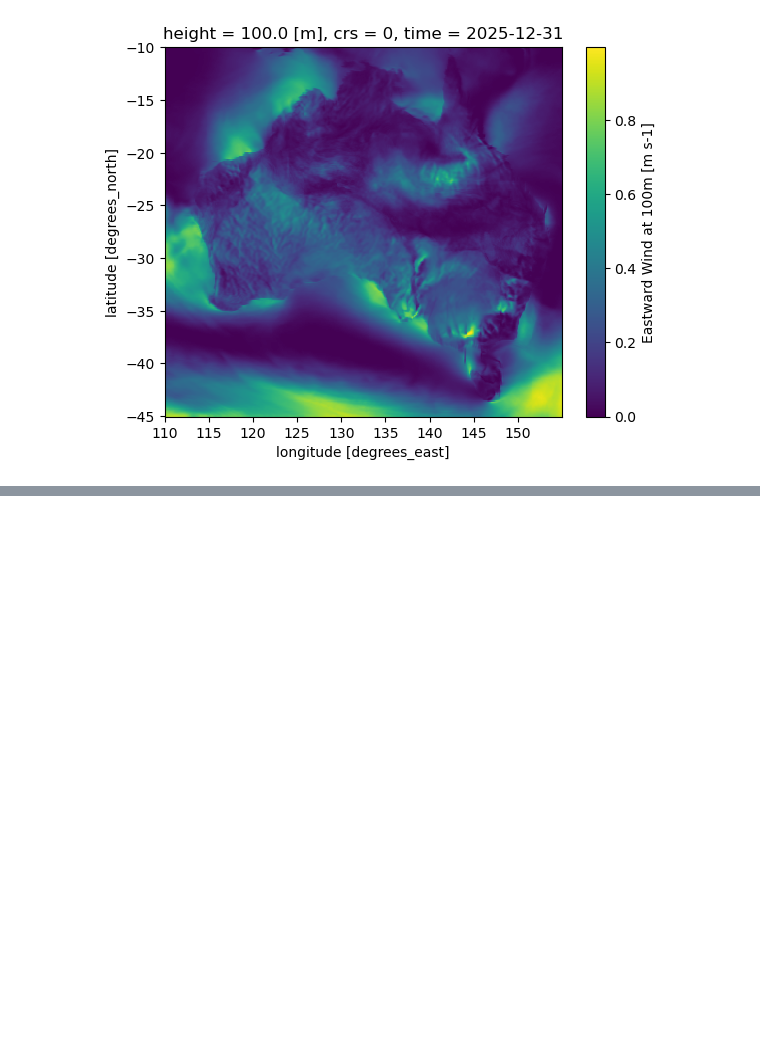
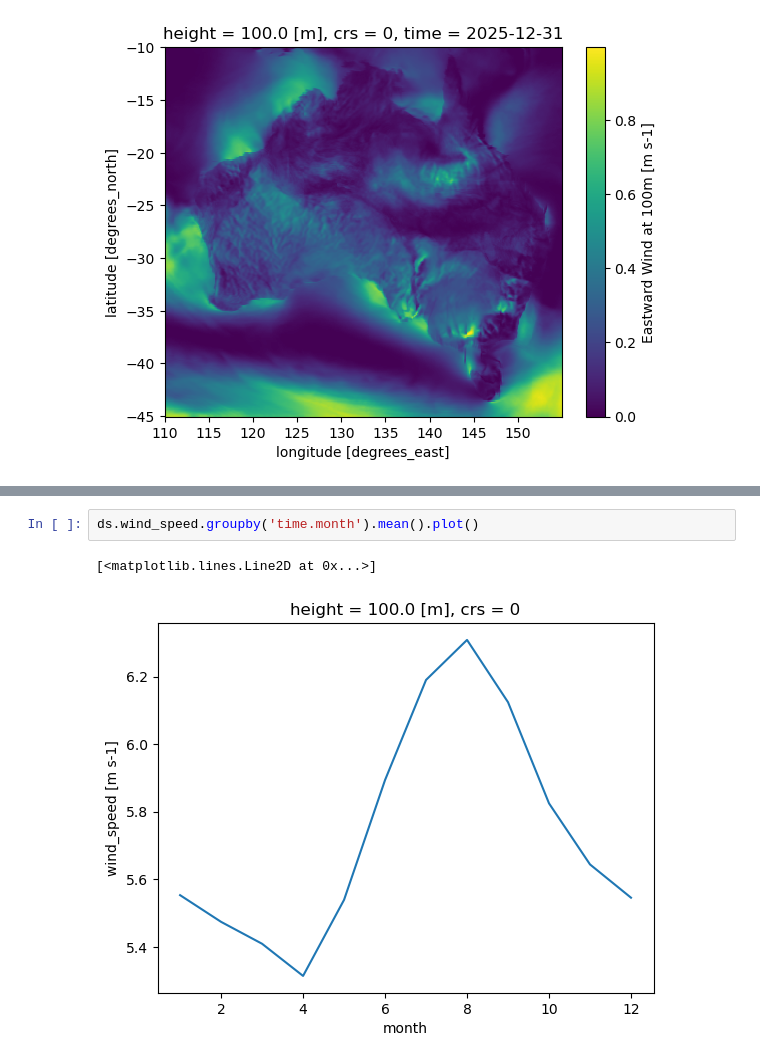
Before and after one commit to dougrichardson/wind_drought, a Jupyter notebook: notebooks/test_wind_data.ipynb, the cells around one changed output, grey strips where cells are left out. Drawn from its saved outputs; the diff is of its cells as text; blank space fills up the shorter version.

```diff
--- a/notebooks/test_wind_data.ipynb
+++ b/notebooks/test_wind_data.ipynb
@@ -49,0 +61,5 @@ ds.capacity_factor.isel(time=-1).plot()
+# %%
+ds.wind_speed.groupby('time.month').mean().plot()
+# %% [output]
+[<matplotlib.lines.Line2D at 0x...>]
+[figure, added]
```
Also changed, not shown: parts of 3 cells of this notebook, 5 other files.
